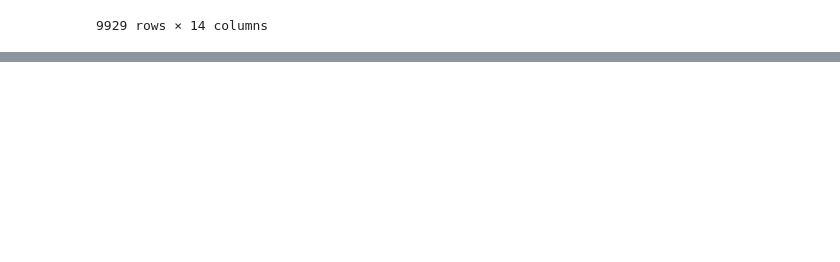
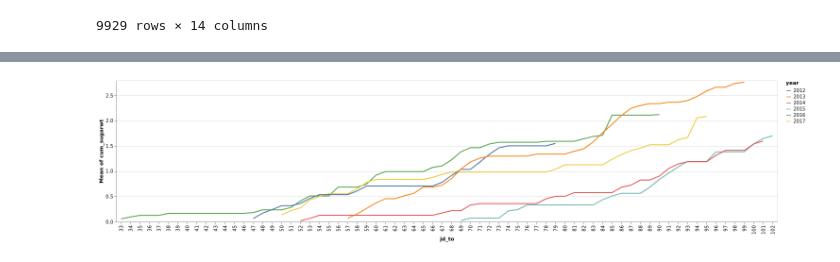
Before and after one commit to spentelow/sapflow, a Jupyter notebook: src/houle_analysis_norm.ipynb, the cells around one changed output, grey strips where cells are left out. Saved outputs shown, nothing was run; the diff lists cells and outputs as text; code cells hidden in the pictures; blank space fills up the shorter version.

Commit message:
Add visualizations

```diff
--- a/src/houle_analysis_norm.ipynb
+++ b/src/houle_analysis_norm.ipynb
@@ -204,0 +214,3 @@ In [5]: a.reset_index().merge(b, how="left").set_index('index')n: missing sap va
+# %%
+# %snakeviz a = get_weekly_data()
+a = get_weekly_data()
@@ -204,0 +252,3 @@ In [5]: a.reset_index().merge(b, how="left").set_index('index')n: missing sap va
+# %%
+b = a.merge(site, on='tree', how='left')
+b[(b['site']=='DARTMOUTH ORGANIC FARM') & (b['year']==2014)]
@@ -204,0 +269,8 @@ In [5]: a.reset_index().merge(b, how="left").set_index('index')n: missing sap va
+# %%
+alt.Chart(b[(b['site']=='HARVARD FOREST')]).mark_line().encode(
+    alt.Y('mean(cum_sugarwt)'),
+    alt.X('jd_to:O'),
+    color = 'year:N'
+).interactive()
+# %% [output]
+[figure, added]
```
Also changed, not shown: parts of 8 cells of this notebook.
